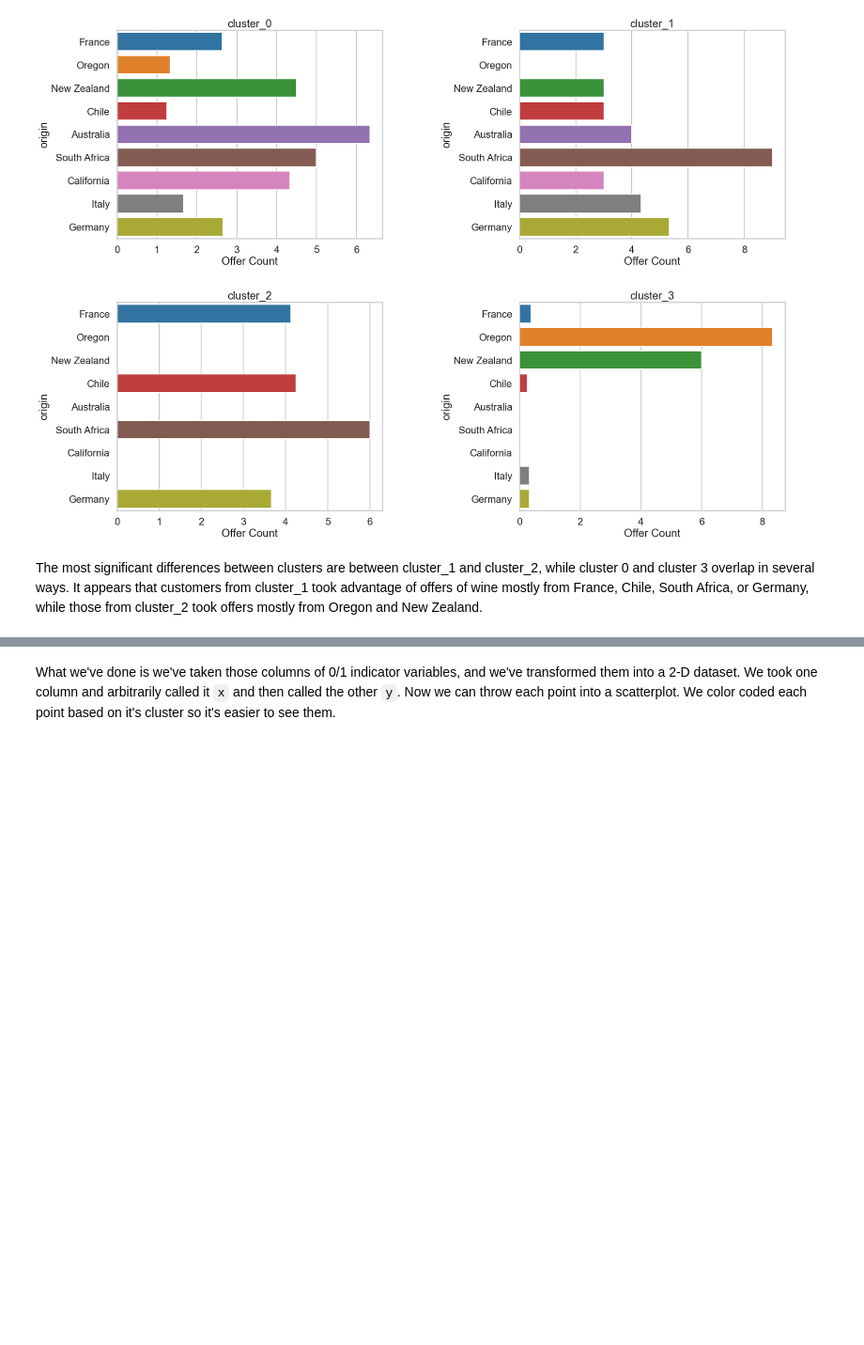
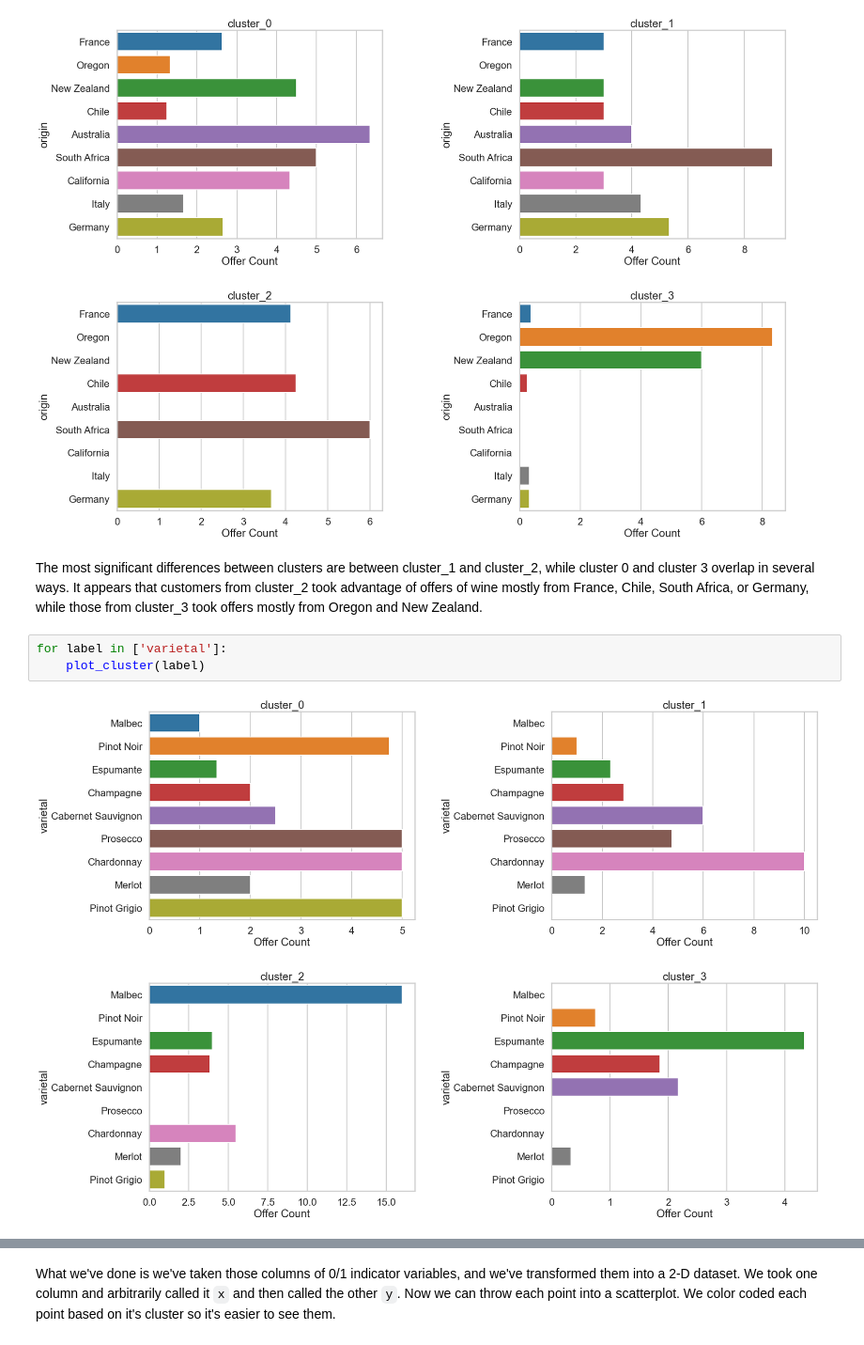
Before and after one commit to kneelagandan/ML_Regression, a Jupyter notebook: clustering/Mini_Project_Clustering.ipynb, the cells around one changed output, grey strips where cells are left out. Shown at 94% size. Cells and saved outputs as stored; diff of their text form; blank space fills up the shorter version.

```diff
--- a/clustering/Mini_Project_Clustering.ipynb
+++ b/clustering/Mini_Project_Clustering.ipynb
@@ -412,4 +412,9 @@ for label in ['origin']:
 # %% [output]
 [figure]
 # %% [markdown]
-The most significant differences between clusters are between cluster_1 and cluster_2, while cluster 0 and cluster 3 overlap in several ways. It appears that customers from cluster_1 took advantage of offers of wine mostly from France, Chile, South Africa, or Germany, while those from cluster_2 took offers mostly from Oregon and New Zealand.
+The most significant differences between clusters are between cluster_1 and cluster_2, while cluster 0 and cluster 3 overlap in several ways. It appears that customers from cluster_2 took advantage of offers of wine mostly from France, Chile, South Africa, or Germany, while those from cluster_3 took offers mostly from Oregon and New Zealand.
+# %%
+for label in ['varietal']:
+    plot_cluster(label)
+# %% [output]
+[figure, added]
```
Also changed, not shown: parts of 8 cells of this notebook.
